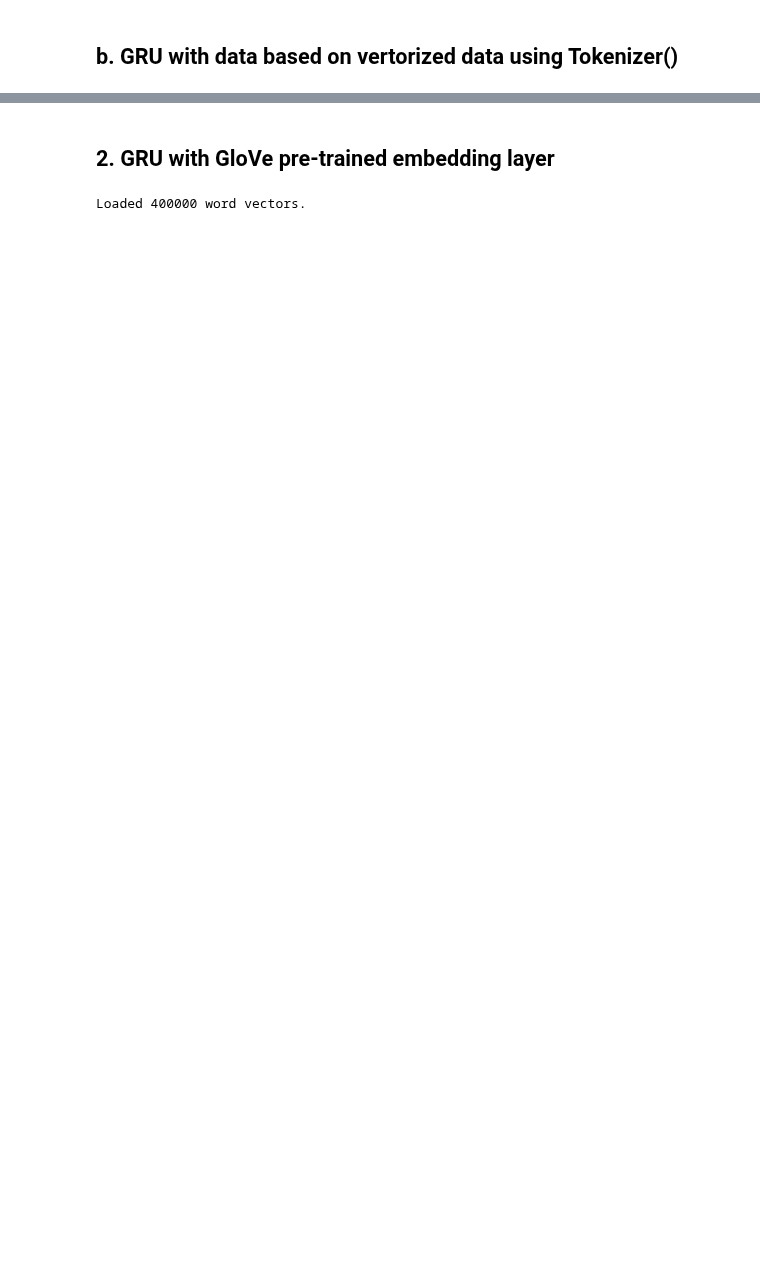
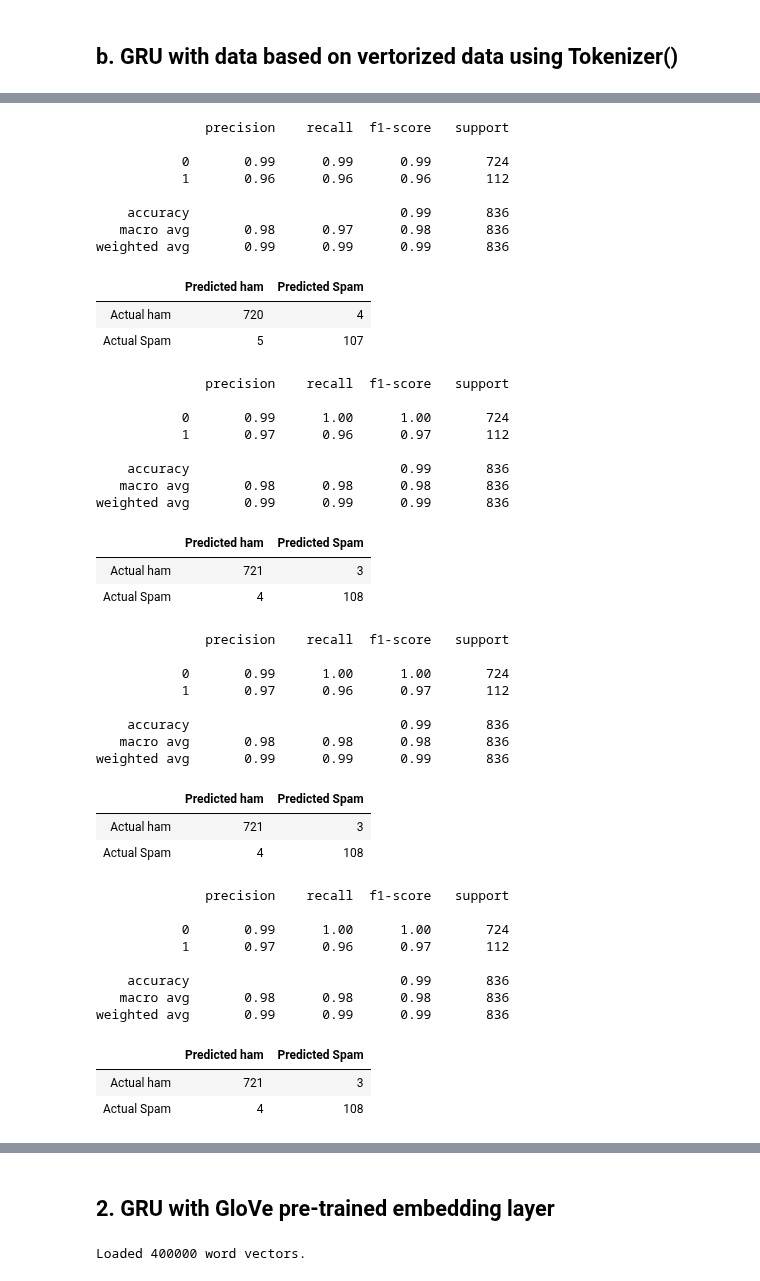
Before and after one commit to ECS171-Project/Final-project, a Jupyter notebook: Gated Recurrent Neural Network (Embedding layer trained from scratch and pretrained layer).ipynb, the cells around one changed output, grey strips where cells are left out. Drawn from its saved outputs; the diff is of its cells as text; code cells hidden in the pictures; blank space fills up the shorter version.

```diff
--- a/Gated Recurrent Neural Network (Embedding layer trained from scratch and pretrained layer).ipynb
+++ b/Gated Recurrent Neural Network (Embedding layer trained from scratch and pretrained layer).ipynb
@@ -365,0 +279,25 @@ weighted avg       0.97      0.97      0.97       836
+# %%
+def evaluate(y_test, y_pred):
+    pr, rc, thresholds = precision_recall_curve(y_test, y_pred)
+    # We want to get an index where precision is as close to recall rate
+    idx = np.max(np.where(pr <= rc))
+    # Get the threshold where the precision and recall are as close to each other
+    cutoff = thresholds[idx]
+    # Print the predicted classes based on the cutoff value
+    # Get the F1 scores
+    print(classification_report(y_test, y_pred > cutoff))
+    # Disply the confusion matrix
+    confusion_test = confusion_matrix(y_test, y_pred > cutoff)
+    display(pd.DataFrame(data = confusion_test, columns = ['Predicted ham', 'Predicted Spam'],index = ['Actual ham', 'Actual Spam']))
+# %%
+# Word embedding from scratch with 1 layer
+# Train the models and get the history, prediction, and the models
+history_tok_scratch_one_6, y_pred_tok_scratch_one_6, model_tok_scratch_one_6 = tokenized_GRU_L1(6)
+history_tok_scratch_one_12, y_pred_tok_scratch_one_12, model_tok_scratch_one_12 = tokenized_GRU_L1(12)
+history_tok_scratch_one_16, y_pred_tok_scratch_one_16, model_tok_scratch_one_16 = tokenized_GRU_L1(16)
+history_tok_scratch_one_36, y_pred_tok_scratch_one_36, model_tok_scratch_one_36 = tokenized_GRU_L1(36)
+# Get the precision, recall, and the
+pr_tok_scratch_one_6, rc_tok_scratch_one_6, thresholds_tok_scratch_one_6 = precision_recall_curve(y_test, y_pred_tok_scratch_one_6)
+pr_tok_scratch_one_12, rc_tok_scratch_one_12, thresholds_tok_scratch_one_12 = precision_recall_curve(y_test, y_pred_tok_scratch_one_12)
+pr_tok_scratch_one_16, rc_tok_scratch_one_16, thresholds_tok_scratch_one_16 = precision_recall_curve(y_test, y_pred_tok_scratch_one_16)
+pr_tok_scratch_one_36, rc_tok_scratch_one_36, thresholds_tok_scratch_one_36 = precision_recall_curve(y_test, y_pred_tok_scratch_one_16)
@@ -365,0 +373,51 @@ weighted avg       0.97      0.97      0.97       836
+# %%
+# Evluate all models with 1 layer
+evaluate(y_test, y_pred_tok_scratch_one_6)
+evaluate(y_test, y_pred_tok_scratch_one_12)
+evaluate(y_test, y_pred_tok_scratch_one_16)
+evaluate(y_test, y_pred_tok_scratch_one_36)
+# %% [output]
+              precision    recall  f1-score   support
+
+           0       0.99      0.99      0.99       724
+           1       0.96      0.96      0.96       112
+
+    accuracy                           0.99       836
+   macro avg       0.98      0.97      0.98       836
+weighted avg       0.99      0.99      0.99       836
+|  | Predicted ham | Predicted Spam |
+| Actual ham | 720 | 4 |
+| Actual Spam | 5 | 107 |
+              precision    recall  f1-score   support
+
+           0       0.99      1.00      1.00       724
+           1       0.97      0.96      0.97       112
+
+    accuracy                           0.99       836
+   macro avg       0.98      0.98      0.98       836
+weighted avg       0.99      0.99      0.99       836
+|  | Predicted ham | Predicted Spam |
+| Actual ham | 721 | 3 |
+| Actual Spam | 4 | 108 |
+              precision    recall  f1-score   support
+
+           0       0.99      1.00      1.00       724
+           1       0.97      0.96      0.97       112
+
+    accuracy                           0.99       836
+   macro avg       0.98      0.98      0.98       836
+weighted avg       0.99      0.99      0.99       836
+|  | Predicted ham | Predicted Spam |
+| Actual ham | 721 | 3 |
+| Actual Spam | 4 | 108 |
+              precision    recall  f1-score   support
+
+           0       0.99      1.00      1.00       724
+           1       0.97      0.96      0.97       112
+
+    accuracy                           0.99       836
+   macro avg       0.98      0.98      0.98       836
+weighted avg       0.99      0.99      0.99       836
+|  | Predicted ham | Predicted Spam |
+| Actual ham | 721 | 3 |
+| Actual Spam | 4 | 108 |
```
Also changed, not shown: parts of 55 cells of this notebook, 6 other files.
